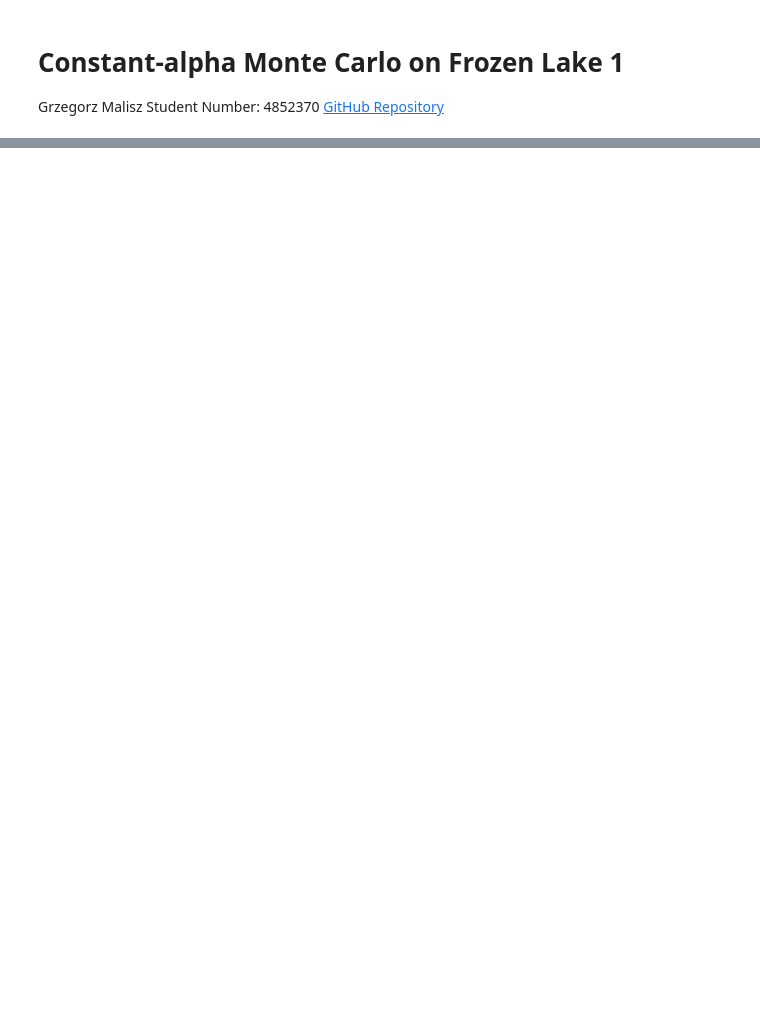
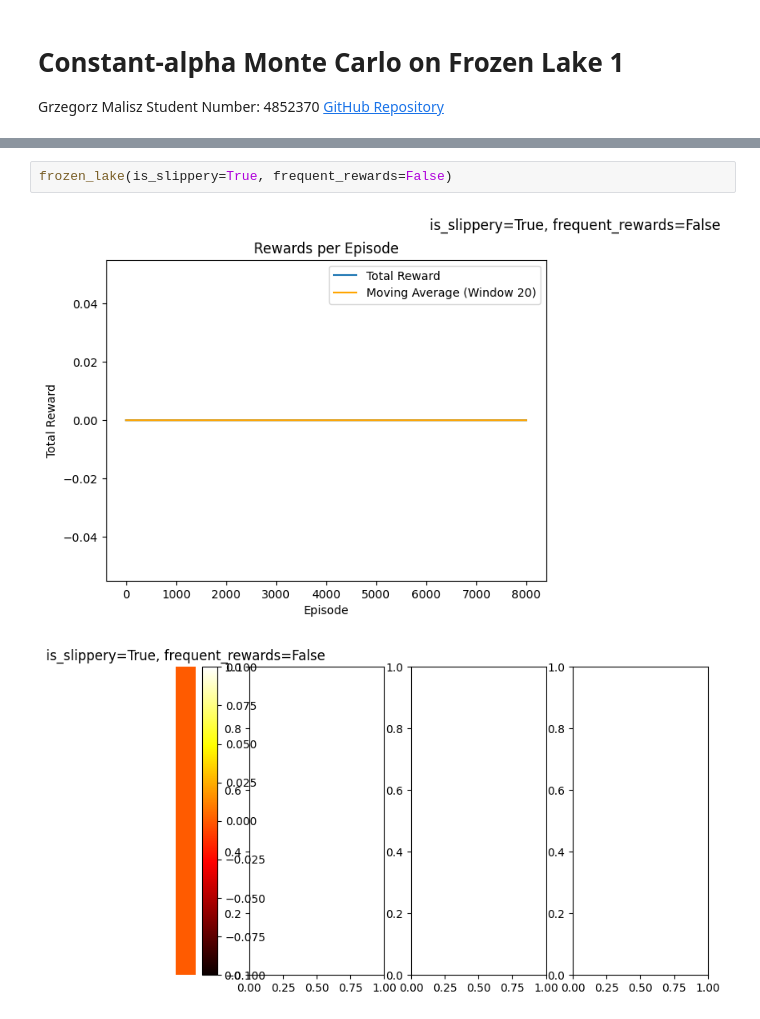
Before and after one commit to grzgm/deth, a Jupyter notebook: monte_carlo_on_frozen_lake_1/report.ipynb, the cells around one changed output, grey strips where cells are left out. Saved outputs shown, nothing was run; the diff lists cells and outputs as text; blank space fills up the shorter version.

```diff
--- a/monte_carlo_on_frozen_lake_1/report.ipynb
+++ b/monte_carlo_on_frozen_lake_1/report.ipynb
@@ -19 +138,6 @@ With the `is_slippery=False` agent learning process is more stable, it is transi
+# %%
+frozen_lake(is_slippery=True, frequent_rewards=False)
+# %% [output]
+[figure, added]
+[figure, added]
 # %% [markdown]
```
Also changed, not shown: parts of 35 cells of this notebook, 1 other file.
